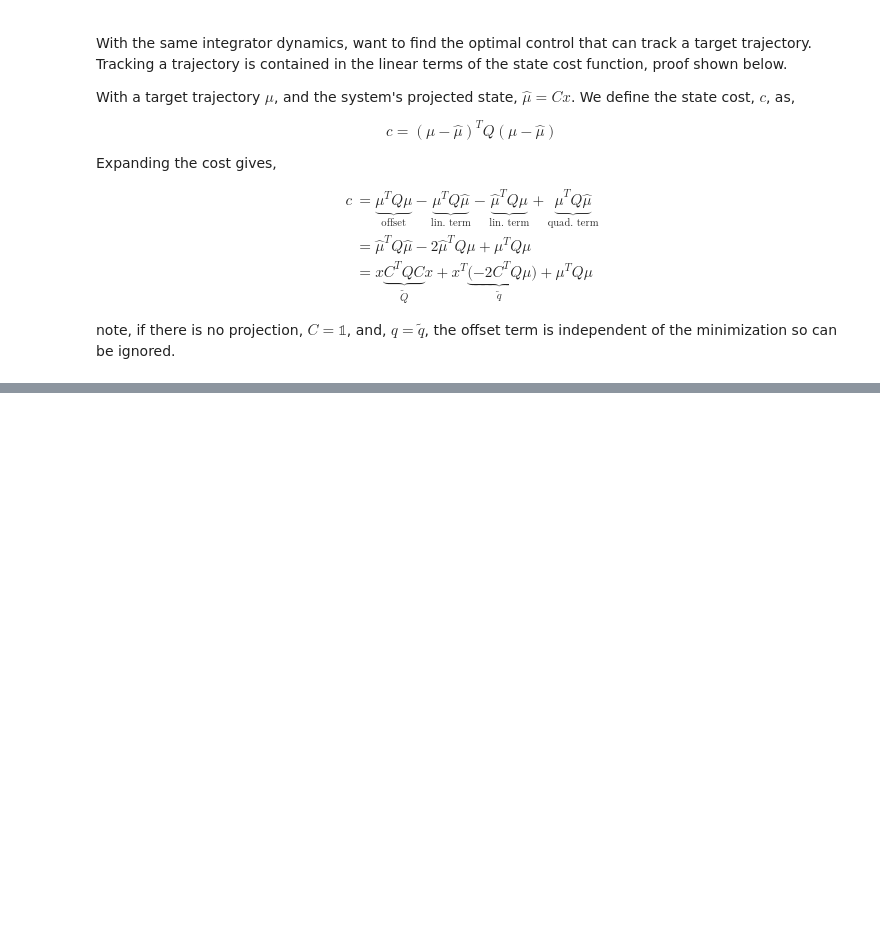
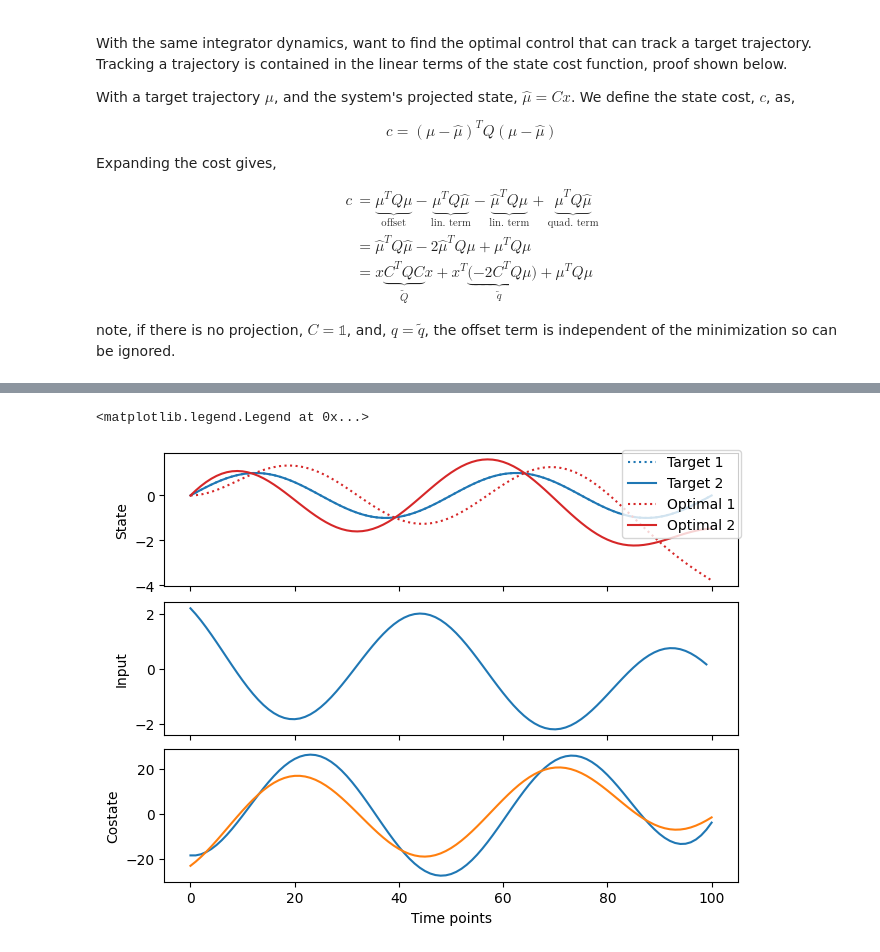
Before and after one commit to bbhaduri/diffilqrax-m1arm, a Jupyter notebook: doc/source/examples/lqr_integrator.ipynb, the cells around one changed output, grey strips where cells are left out. Drawn from its saved outputs; the diff is of its cells as text; code cells hidden in the pictures; blank space fills up the shorter version.

```diff
--- a/doc/source/examples/lqr_integrator.ipynb
+++ b/doc/source/examples/lqr_integrator.ipynb
@@ -164,0 +232,19 @@ note, if there is no projection, $C=\mathbb{1}$, and, $q=\tilde{q}$, the offset
+# %%
+# solve LQR
+opt_traj = solve_lqr(lqr_params)
+opt_state, opt_input, opt_costate=opt_traj
+# %%
+fig, axes = plt.subplots(3,1, layout="constrained",sharex=True)
+_ = [ax.plot(opt) for ax, opt in zip(axes.flatten()[1:], opt_traj[1:])]
+_ = [ax.set_ylabel(n) for ax, n in zip(axes.flatten(), ["State", "Input", "Costate"])]
+_ = axes[-1].set_xlabel("Time points")
+
+ax = axes.flatten()[0]
+ax.plot(x_target[:,0], c="C0", ls=":", label="Target 1")
+ax.plot(x_target[:,1], c="C0", ls="-", label="Target 2")
+ax.plot(opt_traj[0][:,0], c="C3", ls=":", label="Optimal 1")
+ax.plot(opt_traj[0][:,1], c="C3", ls="-", label="Optimal 2")
+fig.legend()
+# %% [output]
+<matplotlib.legend.Legend at 0x...>
+[figure, added]
```
Also changed, not shown: parts of 8 cells of this notebook.
